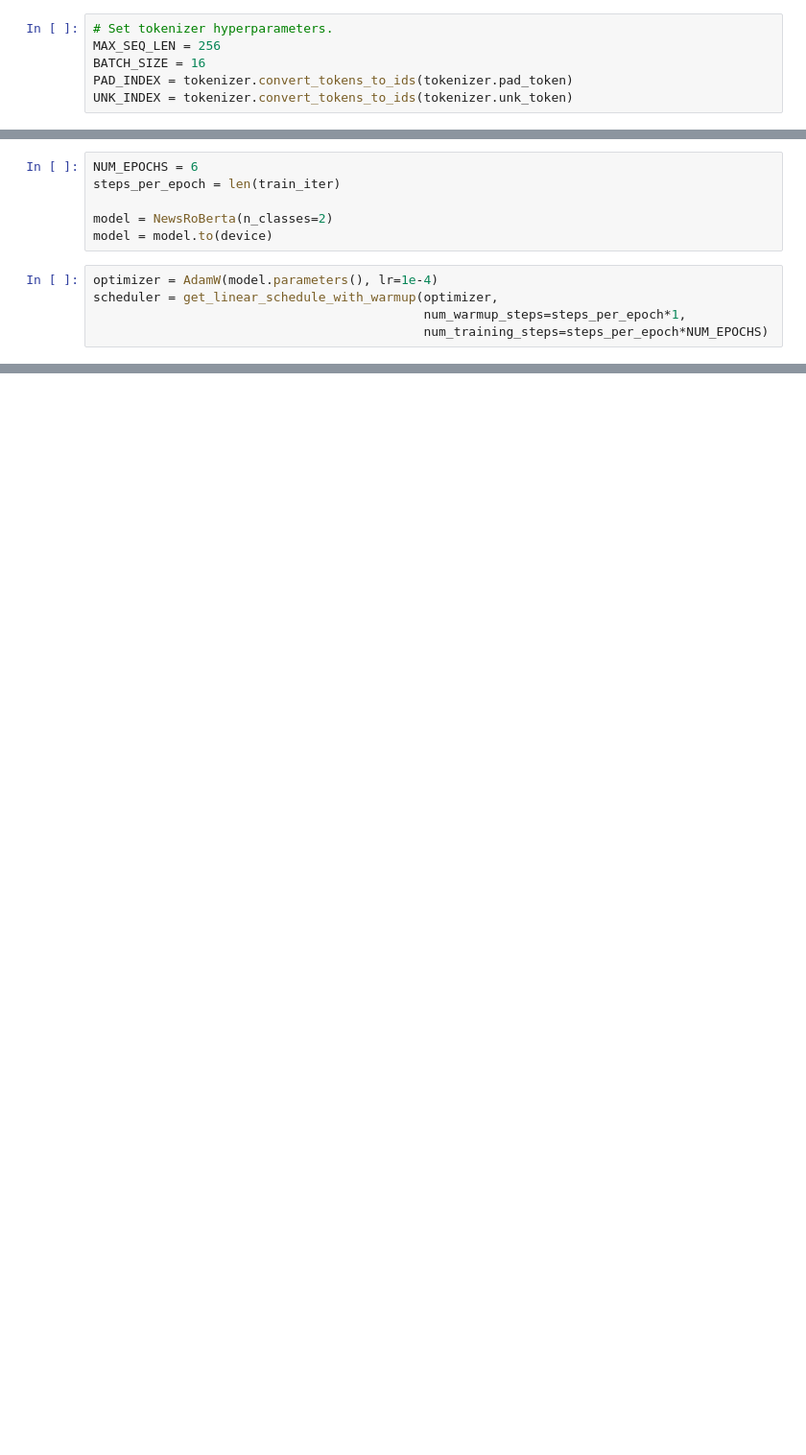
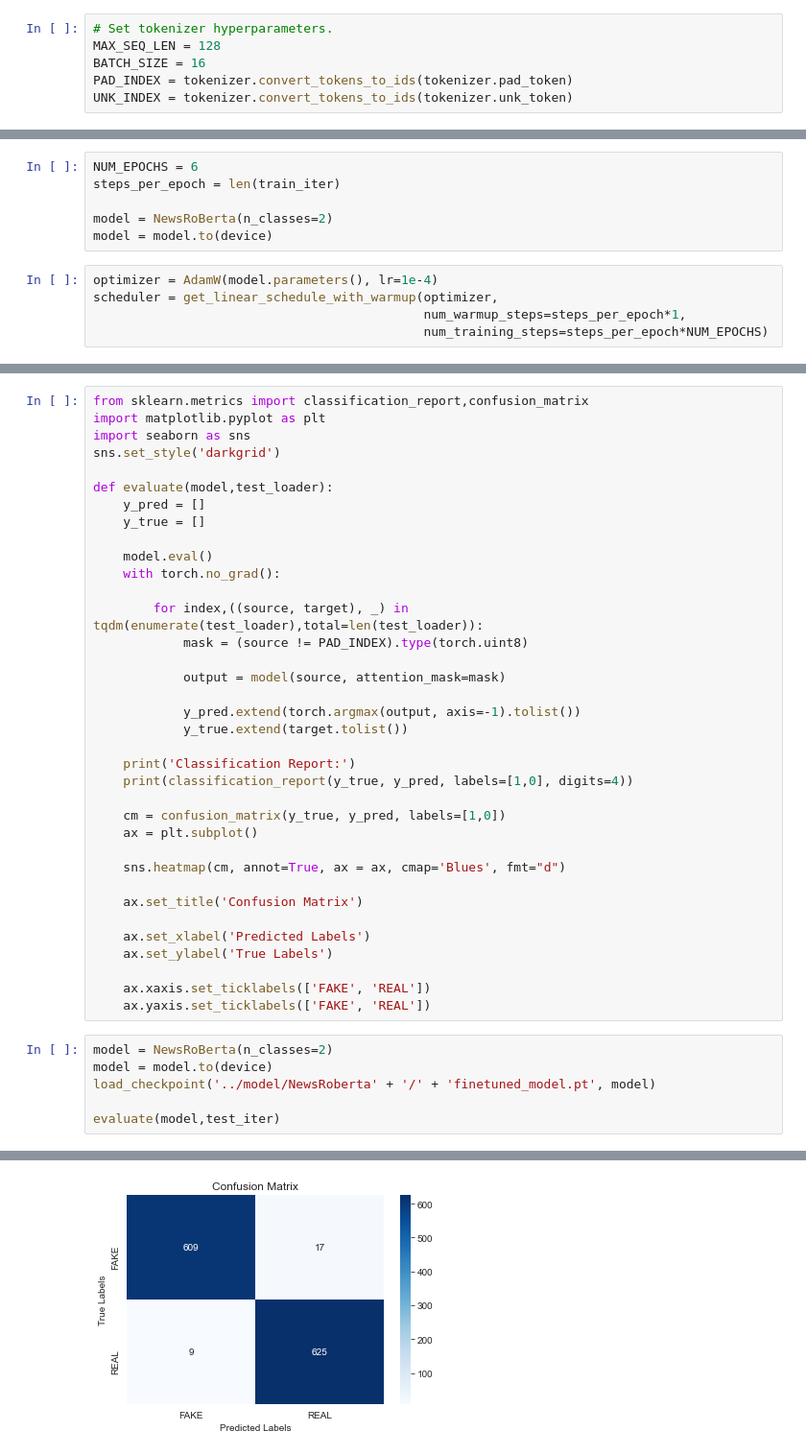
Before and after one commit to subhasisj/HuggingFace-Transformers-FineTuning, a Jupyter notebook: Notebook/Fake-News-Classification-Roberta-Finetuning.ipynb, the cells around one changed output, grey strips where cells are left out. Shown at 96% size. Cells and saved outputs as stored; diff of their text form; blank space fills up the shorter version.

Commit message:
Model Trained And Evaluated

```diff
--- a/Notebook/Fake-News-Classification-Roberta-Finetuning.ipynb
+++ b/Notebook/Fake-News-Classification-Roberta-Finetuning.ipynb
@@ -36,7 +38,7 @@ tokenizer = AutoTokenizer.from_pretrained(pretrained_model_name_or_path = 'rober
 # model = AutoModelForSequenceClassification.from_pretrained(pretrained_model_name_or_path = 'bert-base-uncased',config = model_config)
 # %%
 # Set tokenizer hyperparameters.
-MAX_SEQ_LEN = 256
+MAX_SEQ_LEN = 128
 BATCH_SIZE = 16
 PAD_INDEX = tokenizer.convert_tokens_to_ids(tokenizer.pad_token)
 UNK_INDEX = tokenizer.convert_tokens_to_ids(tokenizer.unk_token)
@@ -310,0 +339,43 @@ RuntimeError: CUDA out of memory. Tried to allocate 48.00 MiB (GPU 0; 6.00 GiB t
+# %%
+from sklearn.metrics import classification_report,confusion_matrix
+import matplotlib.pyplot as plt
+import seaborn as sns
+sns.set_style('darkgrid')
+
+def evaluate(model,test_loader):
+    y_pred = []
+    y_true = []
+
+    model.eval()
+    with torch.no_grad():
+
+        for index,((source, target), _) in tqdm(enumerate(test_loader),total=len(test_loader)):
+            mask = (source != PAD_INDEX).type(torch.uint8)
+
+            output = model(source, attention_mask=mask)
+
+            y_pred.extend(torch.argmax(output, axis=-1).tolist())
+            y_true.extend(target.tolist())
+
+    print('Classification Report:')
+    print(classification_report(y_true, y_pred, labels=[1,0], digits=4))
+
+    cm = confusion_matrix(y_true, y_pred, labels=[1,0])
+    ax = plt.subplot()
+
+    sns.heatmap(cm, annot=True, ax = ax, cmap='Blues', fmt="d")
+
+    ax.set_title('Confusion Matrix')
+
+    ax.set_xlabel('Predicted Labels')
+    ax.set_ylabel('True Labels')
+
+    ax.xaxis.set_ticklabels(['FAKE', 'REAL'])
+    ax.yaxis.set_ticklabels(['FAKE', 'REAL'])
+# %%
+model = NewsRoBerta(n_classes=2)
+model = model.to(device)
+load_checkpoint('../model/NewsRoberta' + '/' + 'finetuned_model.pt', model)
+
+evaluate(model,test_iter)
+# %% [output]
@@ -310,0 +391 @@ RuntimeError: CUDA out of memory. Tried to allocate 48.00 MiB (GPU 0; 6.00 GiB t
+[figure, added]
```
Also changed, not shown: parts of 10 cells of this notebook.
